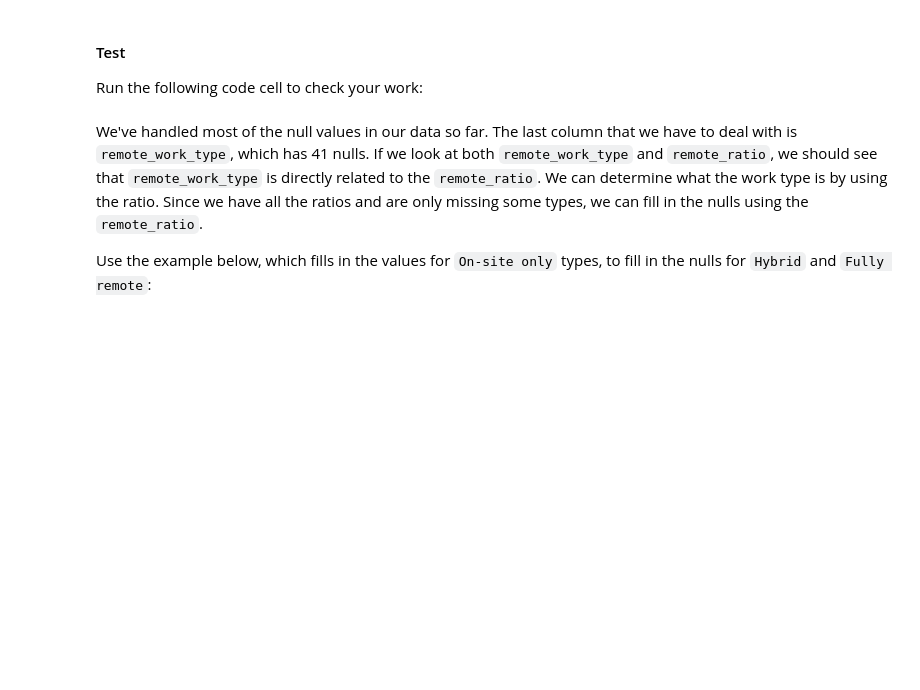
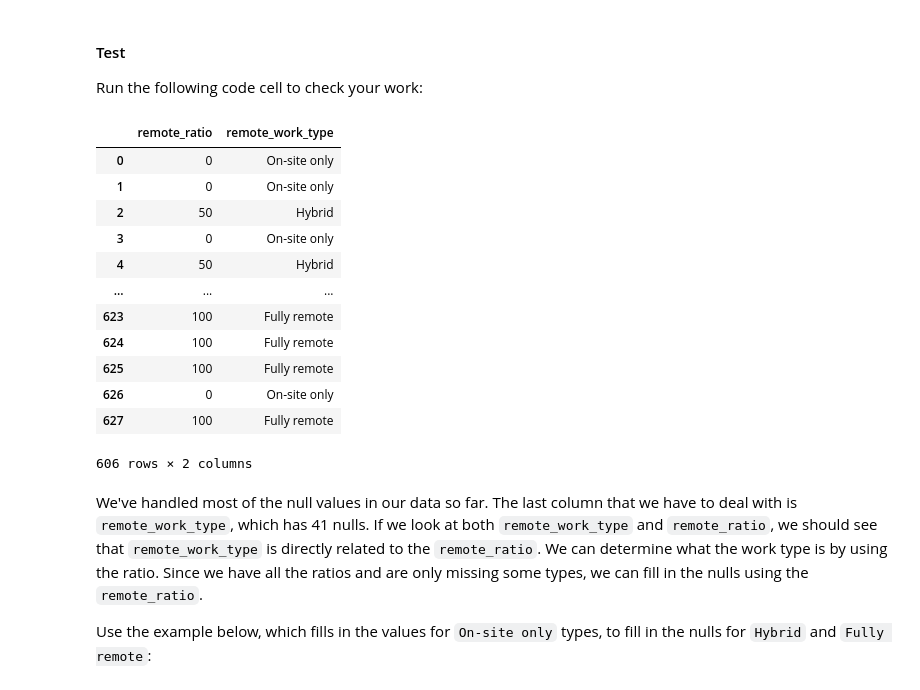
Before and after one commit to Tashipalden/Python, a Jupyter notebook: Copy_of_Python_105_Exploratory_Data_Analysis.ipynb, the cells around one changed output. Drawn from its saved outputs; the diff is of its cells as text; code cells hidden in the pictures; blank space fills up the shorter version.

```diff
--- a/Copy_of_Python_105_Exploratory_Data_Analysis.ipynb
+++ b/Copy_of_Python_105_Exploratory_Data_Analysis.ipynb
@@ -249,6 +249,22 @@ dtype: int64
 Run the following code cell to check your work:
 # %%
 assert ds_salaries_clean.company_size.isna().sum() == 0
+# %%
+ds_salaries_clean.loc[:,["remote_ratio","remote_work_type"]]
+# %% [output]
+|  | remote_ratio | remote_work_type |
+| 0 | 0 | On-site only |
+| 1 | 0 | On-site only |
+| 2 | 50 | Hybrid |
+| 3 | 0 | On-site only |
+| 4 | 50 | Hybrid |
+| ... | ... | ... |
+| 623 | 100 | Fully remote |
+| 624 | 100 | Fully remote |
+| 625 | 100 | Fully remote |
+| 626 | 0 | On-site only |
+| 627 | 100 | Fully remote |
+606 rows × 2 columns
 # %% [markdown]
 We've handled most of the null values in our data so far. The last column that we have to deal with is `remote_work_type`, which has 41 nulls. If we look at both `remote_work_type` and `remote_ratio`, we should see that `remote_work_type` is directly related to the `remote_ratio`. We can determine what the work type is by using the ratio. Since we have all the ratios and are only missing some types, we can fill in the nulls using the `remote_ratio`.
 
```
Also changed, not shown: parts of 9 cells of this notebook.
